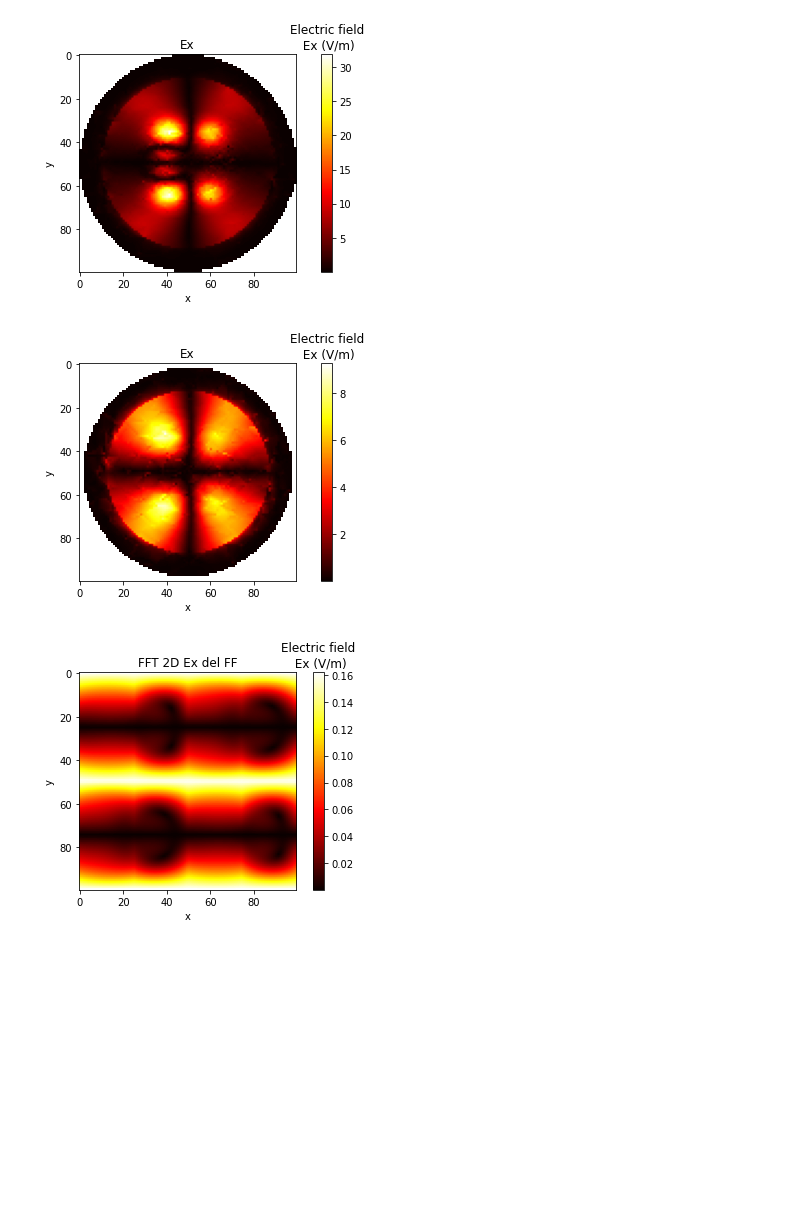
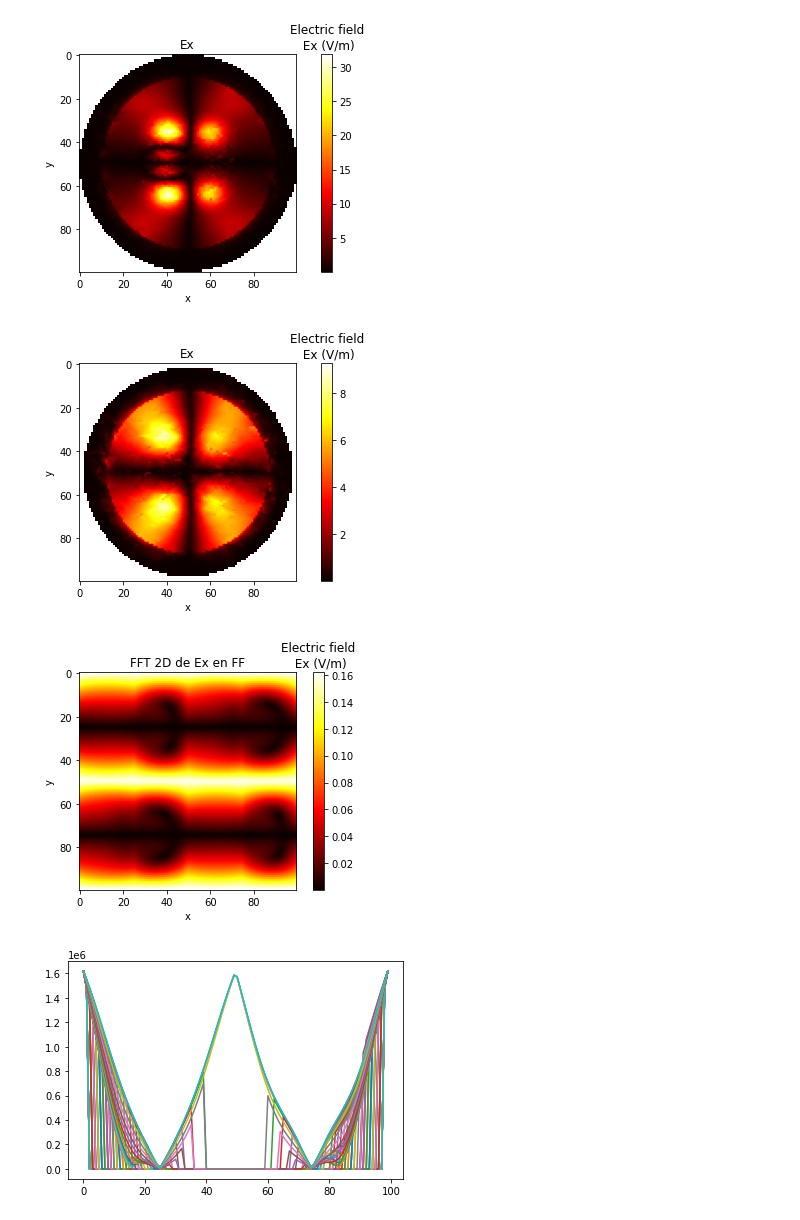
Before and after one commit to AitorIngelmoMartin/TFG-AitorIngelmo, a Jupyter notebook: Codigos/NF to FF/test_code.ipynb, the cells around one changed output. Cells and saved outputs as stored; diff of their text form; code cells hidden in the pictures; blank space fills up the shorter version.

Commit message:
Agregado al código una comparación cuantitativa

```diff
--- a/Codigos/NF to FF/test_code.ipynb
+++ b/Codigos/NF to FF/test_code.ipynb
@@ -43,6 +43,8 @@ def inputDataProcess(flow_config):
         fields.update({"zValueplane":zValueplane})
         fields.update({"zValueMaskedplane":zValueMaskedplane})
         fields.update({"zValueZeroedplane":zValueZeroedplane})
+        fields.update({'fields_transformed':{}})
+        fields.update({'quantitative_comparison':{}})
         fields.update({'shape':flow_config['shape']})
         fields.update({'freq':flow_config['freq']})
         fields.update({'length_unit':flow_config['length_unit']})
@@ -51,8 +53,6 @@ def inputDataProcess(flow_config):
     except Exception as exc:
         print(f"ERROR:{exc}")
 
-
-    #zValueZeroedplaneReproducedvalue = dict()
     return fields
 def readData(fields,read_type='all'):
     """
@@ -68,6 +68,7 @@ def readData(fields,read_type='all'):
         for file_type, file_path in fields['files'].items():
             with open(file_path) as file:
                 fields['lines'][file_type] = file.readlines()
+    #TODO: Que lea los ficheros dentro de read_type en caso de no tener el valor por defecto
 
 def extractMatrixData(fields):
     """
@@ -76,7 +77,7 @@ def extractMatrixData(fields):
     global delta_x,L_x,delta_y,L_y,coordz
     #filetypes = lines.keys()
     coord_flag = None
-    for file_type in fields['lines'].keys():
+    for file_type in fields['lines'].keys(): #file_type
         datatype     = file_type
         rawdatalines = fields['lines'][file_type][raw_data:]
         if coord_flag == None:
@@ -96,7 +97,6 @@ def extractMatrixData(fields):
             for k,s in zip(range(4),rawdatalines[i].split()) if k == 3])
 
 def extractZvalueCut(fields,field_components,cuts_to_extract):
-    #fields,fields['file_type'],cuts_to_extract = [15.e-3,31.e-3]
     """
     Este método nos permite extraer los valores del campo en un cierto número de cortes o valores de z
         "fields": Es el diccionario que contiene los datos que estamos tratando en el programa.
@@ -141,10 +141,10 @@ def plotZvalueCut(plotnumber,value_to_plot,plotinfo,datatype,cutNumber,func=lamb
     plt.draw()
     plt.pause(pauseinterval)
 
-def nearfieldPoint0toPoint1(fields,cut0,cut1):
+def nearfieldPoint0toPoint1(fields,cut):
     zeroedvalueCut(fields,fields['file_type'])
-    Nx = fields['zValueZeroedplane']['Ex'][cut0].shape[0]
-    Ny = fields['zValueZeroedplane']['Ex'][cut0].shape[1]
+    Nx = fields['zValueZeroedplane']['Ex'][cut].shape[0]
+    Ny = fields['zValueZeroedplane']['Ex'][cut].shape[1]
 
     delta_kx  = 2*np.pi/(delta_x*Nx)
     delta_ky  = 2*np.pi/(delta_y*Ny)
@@ -152,14 +152,13 @@ def nearfieldPoint0toPoint1(fields,cut0,cut1):
     factorf   = L_x*L_y*Nx*Ny/(4*np.pi**2*(Nx-1)*(Ny-1))
     dimension = Nx
 
-    #AGREGADO LO VISTO CON JLAP
-    kx_array = np.arange(-Nx/2,Nx/2)*delta_kx #jlap
-    ky_array = np.arange(-Ny/2,Ny/2)*delta_kx #jlap
-    #FIN AGREGACIÓN
+    kx_array = np.arange(-Nx/2,Nx/2)*delta_kx
+    ky_array = np.arange(-Ny/2,Ny/2)*delta_kx
 
     # Generación de los valores de los ángulos
     theta = np.linspace(0, 2 * np.pi, dimension)
     phi   = np.linspace(0, 2 * np.pi, dimension)
+
     # Generación de la malla
     phi_mesh, theta_mesh = np.meshgrid(phi, theta)
 
@@ -167,23 +166,36 @@ def nearfieldPoint0toPoint1(fields,cut0,cut1):
     kx = k0*np.sin(theta_mesh)*np.cos(phi_mesh)
     ky = k0*np.sin(theta_mesh)*np.sin(phi_mesh)
     kz = k0*np.cos(theta_mesh)
+
     kxy = np.array([[kx[i,j],ky[i,j]] for i in range(kx.shape[0]) for j in range(ky.shape[0])]).reshape(Nx,Nx,2)
 
-    fields.update({'fields_transformed':{}})
-    #Estos valores corresponden a la "Ad(kx,ky)"
+
     fields_to_transform = list(fields['zValueZeroedplane'].keys())
     for i in range(len(fields['zValueZeroedplane'].keys())):
-
-        Ehat_component = factorf*np.fft.fft2((fields['zValueZeroedplane'][fields_to_transform[i]][cut0]))
+        #Estos valores corresponden a la "Ad(kx,ky)"
+        Ehat_component = factorf*np.fft.fft2((fields['zValueZeroedplane'][fields_to_transform[i]][cut]))
         Ehat_component_interp_func = RegularGridInterpolator((kx_array, ky_array), Ehat_component)
         Ehat_component_interp_data_func = Ehat_component_interp_func(kxy)
 
         factorMultiplicativo = (1j*kz*np.exp(-1j*k0))/(2*np.pi)
-        Ehat_component_reconstruido = factorMultiplicativo*(Ehat_component_interp_data_func)
-        representarValores(3,f'FFT 2D de {fields_to_transform[i]} en FF',np.abs(Ehat_component_reconstruido))
-        fields['fields_transformed'].update({f"FF_{fields_to_transform[i]}":Ehat_component_reconstruido})
+        Ehat_component_calculated = factorMultiplicativo*(Ehat_component_interp_data_func)
+        representarValores(3,f'FFT 2D de {fields_to_transform[i]} en FF',np.abs(Ehat_component_calculated))
+        fields['fields_transformed'].update({f"FF_{fields_to_transform[i]}":Ehat_component_calculated})
+
+        comparison = quantitativeComparison(fields['zValueZeroedplane'][fields_to_transform[i]][1],Ehat_component_calculated)
+        plt.plot(comparison)
+        plt.show()
+        fields['quantitative_comparison'].update({f"{fields_to_transform[i]}_comparison":comparison})
 
 
+    """
+    ¿puedes hacer una comparación cuantitativa?
+    Se trata de calcular la diferencia con el resultado de Comsol y dividirlo por
+    el valor del campo según Comsol, y así cuantificar la diferencia:
+
+        Accuracy = Abs(Valor de Comsol para Ex en el punto z = z2 – Valor simulado para Ex en la transformación NF (en z=z1) a NF (en z=z2))
+                  /Abs(Valor de Comsol para Ex en el punto z = z2)
+    """
 
 def representarValores(plot_number, title, values_to_plot,leyenda = 'Electric field\n Ex (V/m)',mapaDeColores = 'hot'):
 
@@ -196,6 +208,15 @@ def representarValores(plot_number, title, values_to_plot,leyenda = 'Electric fi
     cbar.ax.set_title(leyenda)
     plt.draw()
     plt.pause(pauseinterval)
+
+def quantitativeComparison(comsol_simulated_value,value_calculated_value):
+
+
+    comsol_simulated_value = np.where(np.abs(comsol_simulated_value) > 0, comsol_simulated_value, 0.0000001)
+    comparison = np.abs(comsol_simulated_value - value_calculated_value) / np.abs(comsol_simulated_value)
+
+    comparison_without_zeros = np.copy(comparison[np.nonzero(comparison)])
+    return comparison
 
 if __name__ == '__main__':
     plt.close('all')
@@ -221,49 +242,44 @@ if __name__ == '__main__':
     #print(fields)
 
     #fields.zeroedvalueCut(['Ex','Ey','Ez','normE'])
-    nearfieldPoint0toPoint1(fields,0,1)
-    #print("FIN PROGRAMA")
+    nearfieldPoint0toPoint1(fields,cut = 0)
+    print("FIN PROGRAMA")
     #
     #except Exception as exc:
         #print(exc)
 
 """
-
-
-
-
-
-
 def plotZReproducedvalueCut(plotnumber,plotinfo,datatype,func=lambda x:x,aspect='equal',extent=None,colorbar=True,cmap='binary'):
     plt.figure(plotnumber)
     im = plt.imshow(func(zValueZeroedplaneReproducedvalue[datatype]),cmap=cmap,aspect=aspect,extent=extent)
     plt.xlabel(plotinfo['xlabel'])
     plt.ylabel(plotinfo['ylabel'])
     plt.title(plotinfo['title'])
     if colorbar == True:
         cbar = plt.colorbar(pad=0.075)
         cbar.ax.set_title(plotinfo['legend'])
     plt.draw()
     plt.pause(pauseinterval)
 
 
 
 
     "
     Es interesante probar primero con cortes en 2d. Lo que implica fijas un ángulo y "mover" el otro.
     Esto nos da un corte.
 
     A la inversa(fijas el que moviamos y mover el que fijabamos), obtenemos el corte perpendular.
     "
 def representarValores3D(plot_number, Titulo, values_to_plot,leyenda = 'Electric field\n Ex (V/m)',mapaDeColores = 'hot'):
 
     ax = plt.axes(projection='3d')
     ax.plot_surface(values_to_plot[0],values_to_plot[1],values_to_plot[2], rstride=1, cstride=1,
                 cmap=mapaDeColores, edgecolor='none')
     ax.set_title('3D campo reconstruido')
 
 """
 # %% [output]
 [figure]
 [figure]
-[figure, old version]
+[figure, new version]
+[figure, added]
```
Also changed, not shown: parts of 1 cell of this notebook, 2 other files.
